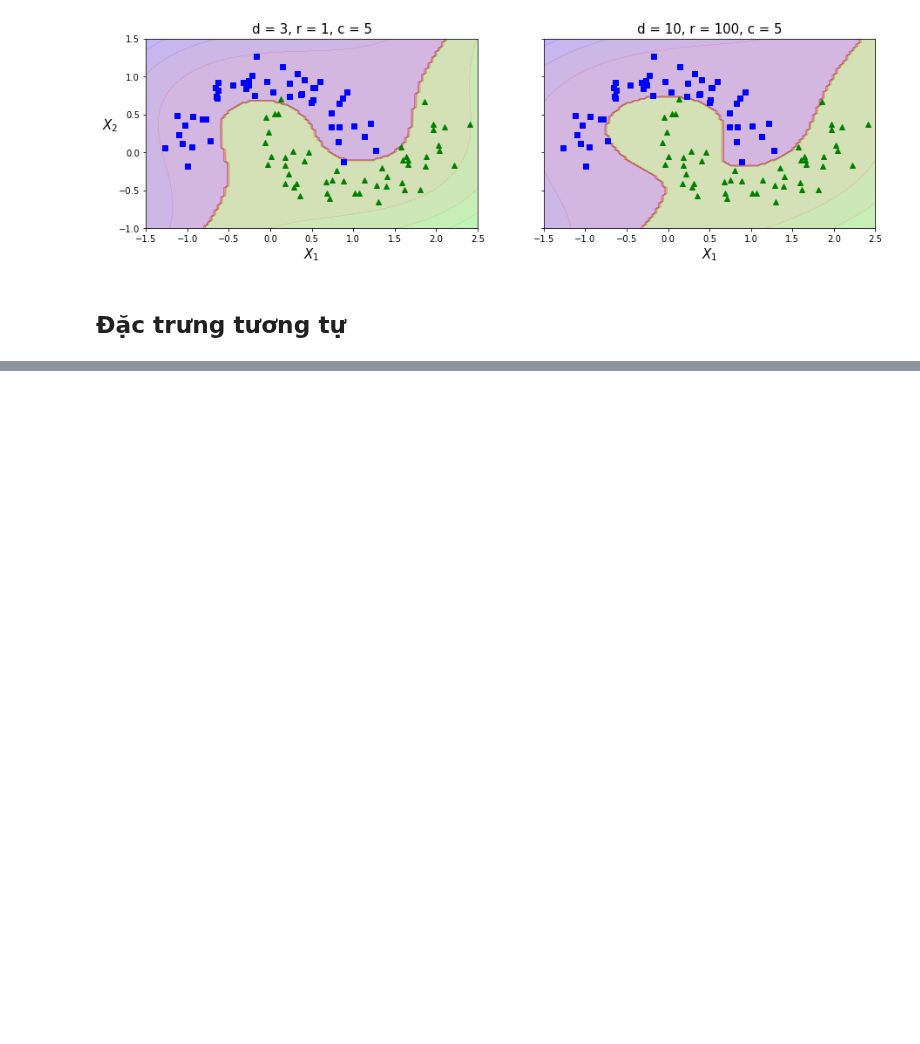
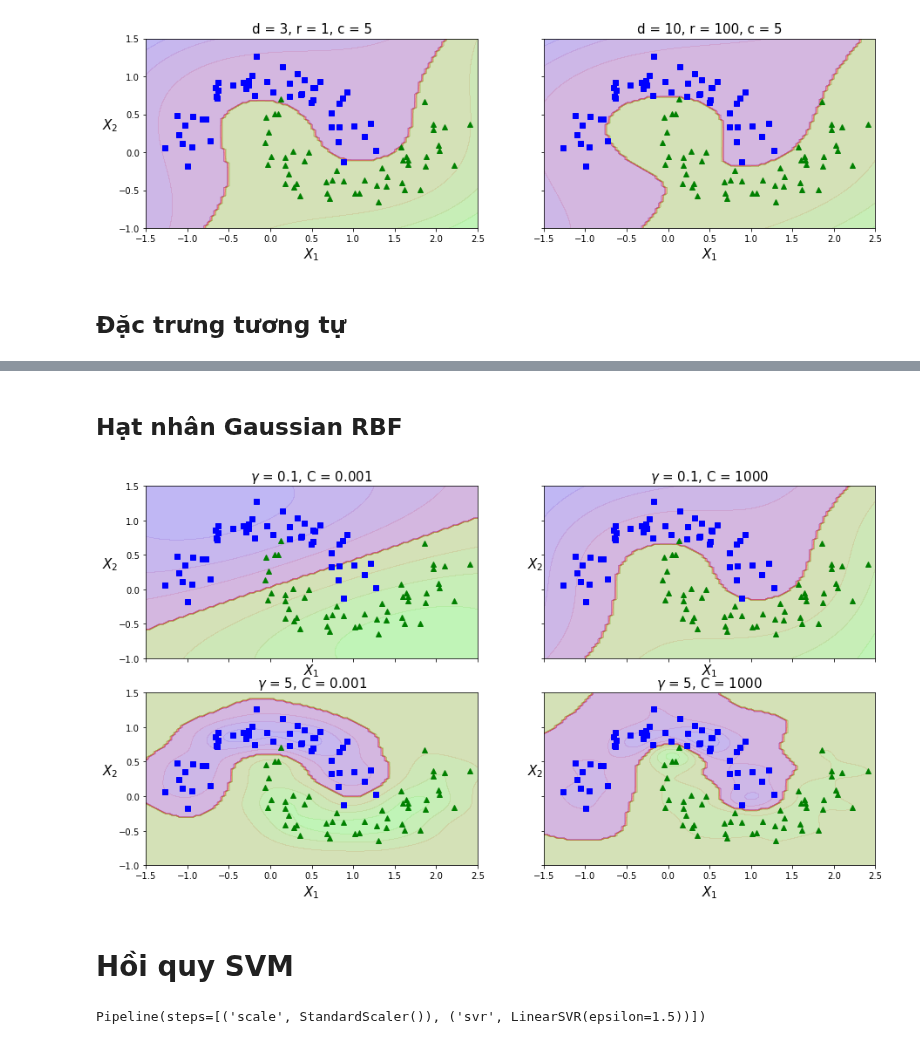
Before and after one commit to hoangquy18/Machine-Learning, a Jupyter notebook: Machine Learning/Support Vector Machine/SVM.ipynb, the cells around one changed output, grey strips where cells are left out. Cells and saved outputs as stored; diff of their text form; code cells hidden in the pictures; blank space fills up the shorter version.

Commit message:
kernel

```diff
--- a/Machine Learning/Support Vector Machine/SVM.ipynb
+++ b/Machine Learning/Support Vector Machine/SVM.ipynb
@@ -303,0 +359,27 @@ $$ \phi_{\gamma}(x,l) = exp( -\gamma||x-l||^2)$$
+# %% [markdown]
+## Hạt nhân Gaussian RBF
+# %%
+gamma1, gamma2 = 0.1,5
+C1, C2 = 0.001, 1000
+hyper_para = [(gamma1,C1), (gamma1,C2), (gamma2,C1), (gamma2,C2)]
+
+
+fig, axes = plt.subplots(nrows = 2, ncols = 2,figsize = (15,8),sharex = True,sharey= True)
+
+for i,para in enumerate(hyper_para):
+    rbf_kernel_svm = Pipeline([
+        ("scaler",StandardScaler()),
+        ("svm",SVC(kernel = 'rbf', gamma = para[0], C = para[1]))
+    ])
+    rbf_kernel_svm.fit(x,y)
+    plt.sca(axes[i//2,i%2])
+    plt.plot(x[:,0][y==0],x[:,1][y==0],'bs')
+    plt.plot(x[:,0][y==1],x[:,1][y==1],'g^')
+    plt.title("$\gamma$ = {}, C = {}".format(para[0],para[1]),fontsize = 15)
+    plt.xlabel("$X_1$",fontsize = 15)
+    plt.ylabel("$X_2$   ",rotation = 0,fontsize = 15)
+    plot_contour(rbf_kernel_svm,[-1.5,2.5,-1,1.5])
+# %% [output]
+[figure, added]
+# %% [markdown]
+# Hồi quy SVM
@@ -303,0 +393,8 @@ $$ \phi_{\gamma}(x,l) = exp( -\gamma||x-l||^2)$$
+# %%
+svr_clf = Pipeline([
+    ("scale",StandardScaler()),
+    ("svr",LinearSVR(epsilon=1.5))
+])
+svr_clf.fit(X,y)
+# %% [output]
+Pipeline(steps=[('scale', StandardScaler()), ('svr', LinearSVR(epsilon=1.5))])
```
Also changed, not shown: parts of 13 cells of this notebook.
